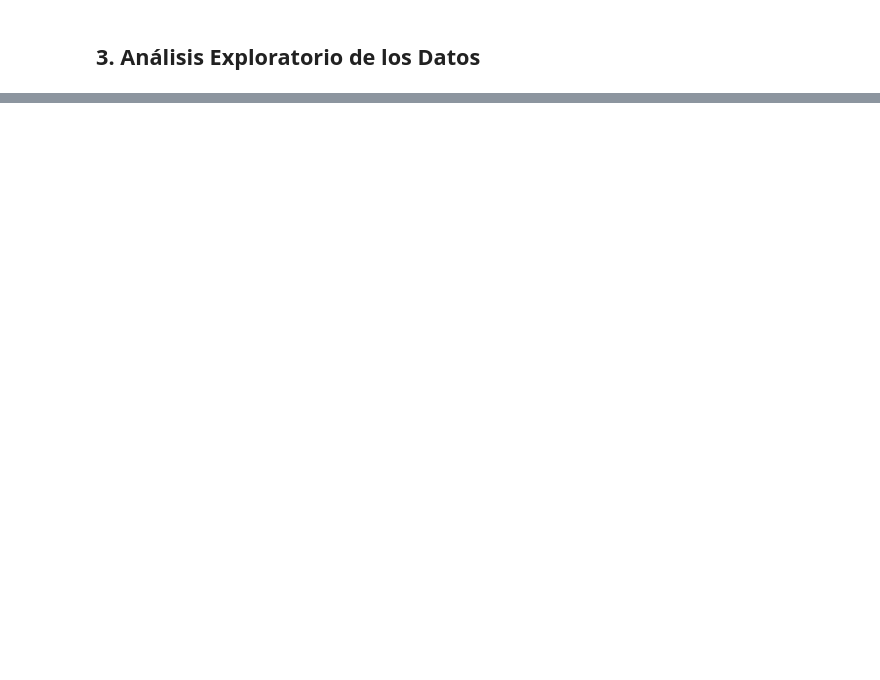
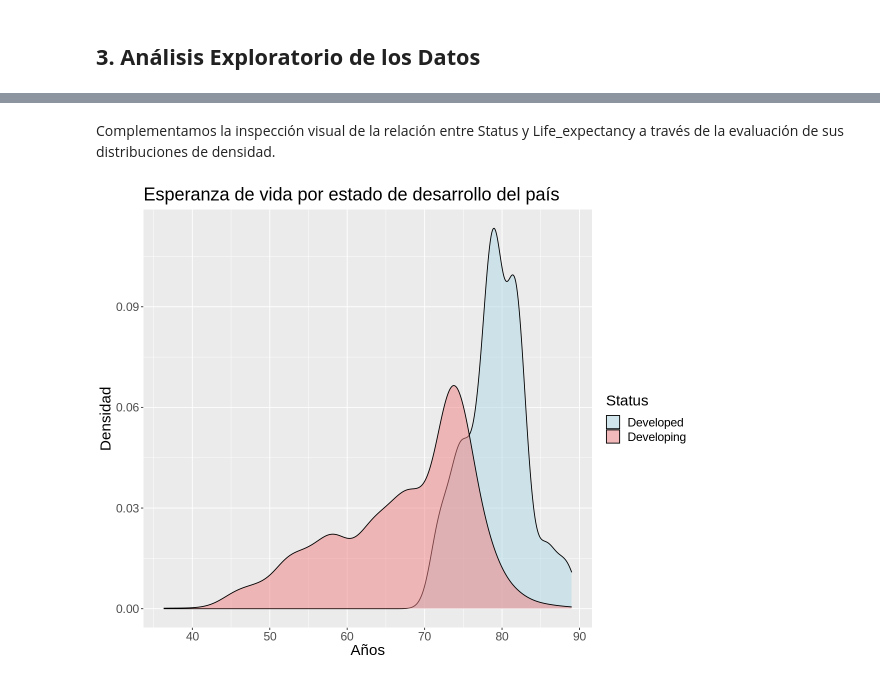
Before and after one commit to josemal98/Proyecto_R_BEDU, a Jupyter notebook: Notebook/Life_expectancy_project.ipynb, the cells around one changed output, grey strips where cells are left out. Cells and saved outputs as stored; diff of their text form; code cells hidden in the pictures; blank space fills up the shorter version.

```diff
--- a/Notebook/Life_expectancy_project.ipynb
+++ b/Notebook/Life_expectancy_project.ipynb
@@ -710,0 +753,16 @@ df_trans$Status <- df_copy$Status
+# %% [markdown]
+Complementamos la inspección visual de la relación entre Status y Life_expectancy a través de la evaluación de sus distribuciones de densidad.
+# %%
+set_plot_dimensions(10, 8)
+
+ggplot(df_copy, aes(x = Life_expectancy, fill = Status)) +
+  geom_density(alpha = 0.5) +
+  ggtitle("Esperanza de vida por estado de desarrollo del país") +
+  theme(text = element_text(size = 18)) +
+  # Configuración manual de los colores
+  scale_fill_manual(values = c("Developing" = "lightcoral", "Developed" = "lightblue")) +
+  # Añadir labels
+  xlab("Años") +
+  ylab("Densidad")
+# %% [output]
+[figure, added]
```
Also changed, not shown: parts of 62 cells of this notebook.
